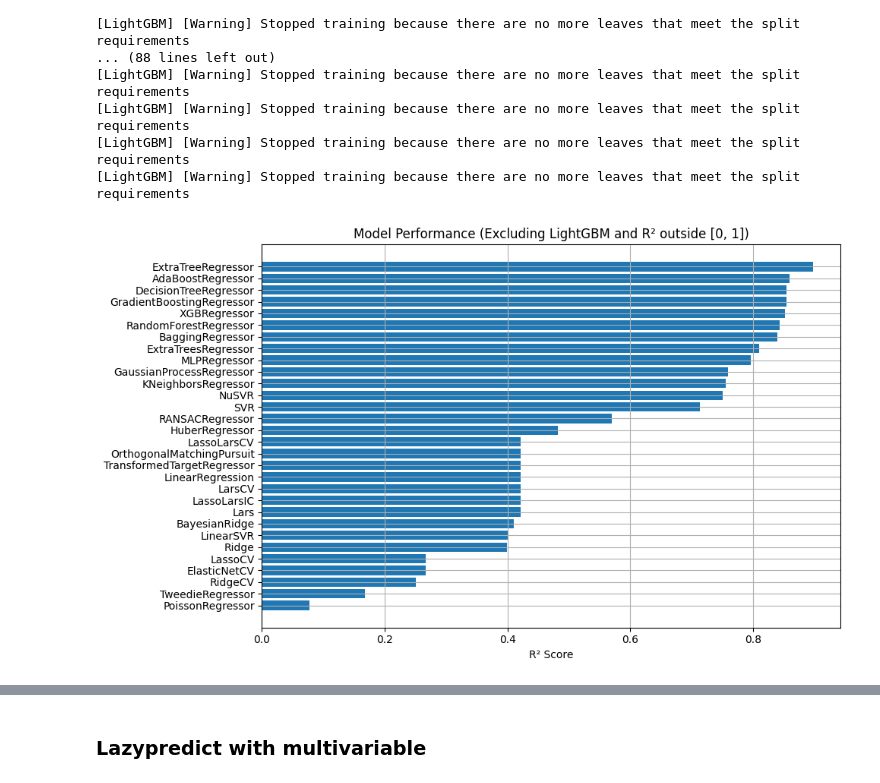
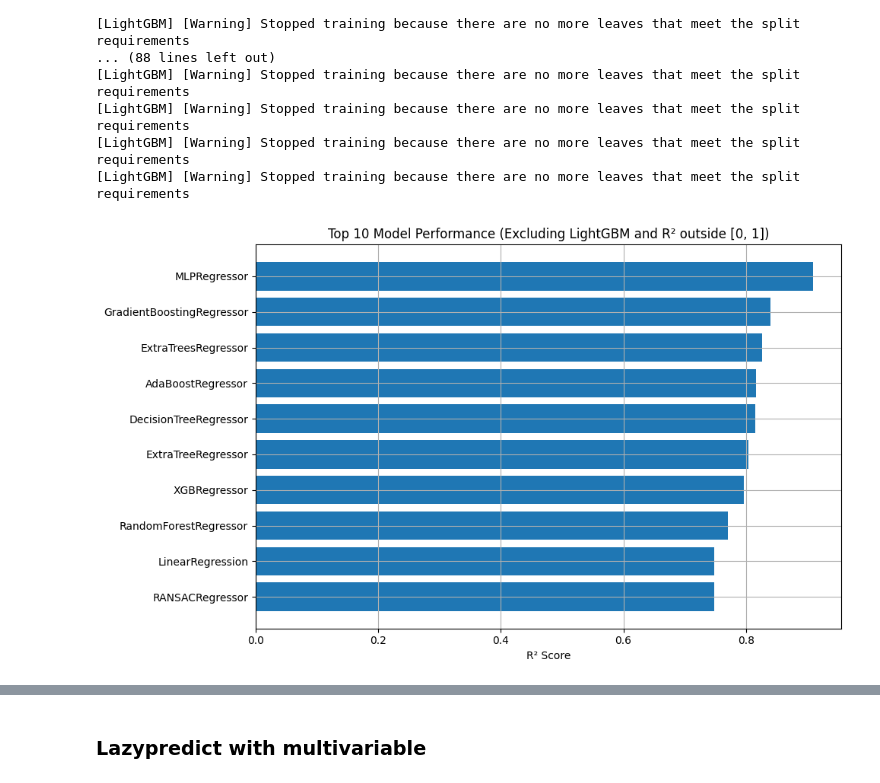
Before and after one commit to Udzf/EV, a Jupyter notebook: Copie_de_EV_quality_air.ipynb, the cells around one changed output, grey strips where cells are left out. Cells and saved outputs as stored; diff of their text form; code cells hidden in the pictures.

```diff
--- a/Copie_de_EV_quality_air.ipynb
+++ b/Copie_de_EV_quality_air.ipynb
@@ -2363,24 +2359,26 @@ import matplotlib.pyplot as plt
 # %%
 # Remove LightGBM from model results
 models_filtered = models[~models.index.str.contains("LightGBM", case=False)]
 
 # Filter models with R-Squared between 0 and 1
 models_filtered_r_squared = models_filtered[(models_filtered['R-Squared'] >= 0) & (models_filtered['R-Squared'] <= 1)]
 
-# Plot filtered data
+# Sort and select the top 10 models
+models_sorted_top10 = models_filtered_r_squared.sort_values(by="R-Squared", ascending=False).head(10)
+
+# Plot the top 10 models
 import matplotlib.pyplot as plt
 
-models_sorted = models_filtered_r_squared.sort_values(by="R-Squared", ascending=False)
 plt.figure(figsize=(10, 6))
-plt.barh(models_sorted.index, models_sorted['R-Squared'])
+plt.barh(models_sorted_top10.index, models_sorted_top10['R-Squared'])
 plt.xlabel("R² Score")
-plt.title("Model Performance (Excluding LightGBM and R² outside [0, 1])")
+plt.title("Top 10 Model Performance (Excluding LightGBM and R² outside [0, 1])")
 plt.gca().invert_yaxis()
 plt.grid(True)
 plt.tight_layout()
 plt.show()
 # %% [output]
-[figure, old version]
+[figure, new version]
 # %%
 print(models_filtered.sort_values(by="R-Squared", ascending=False).head(10))
 # %% [output]
```
Also changed, not shown: parts of 22 cells of this notebook.
